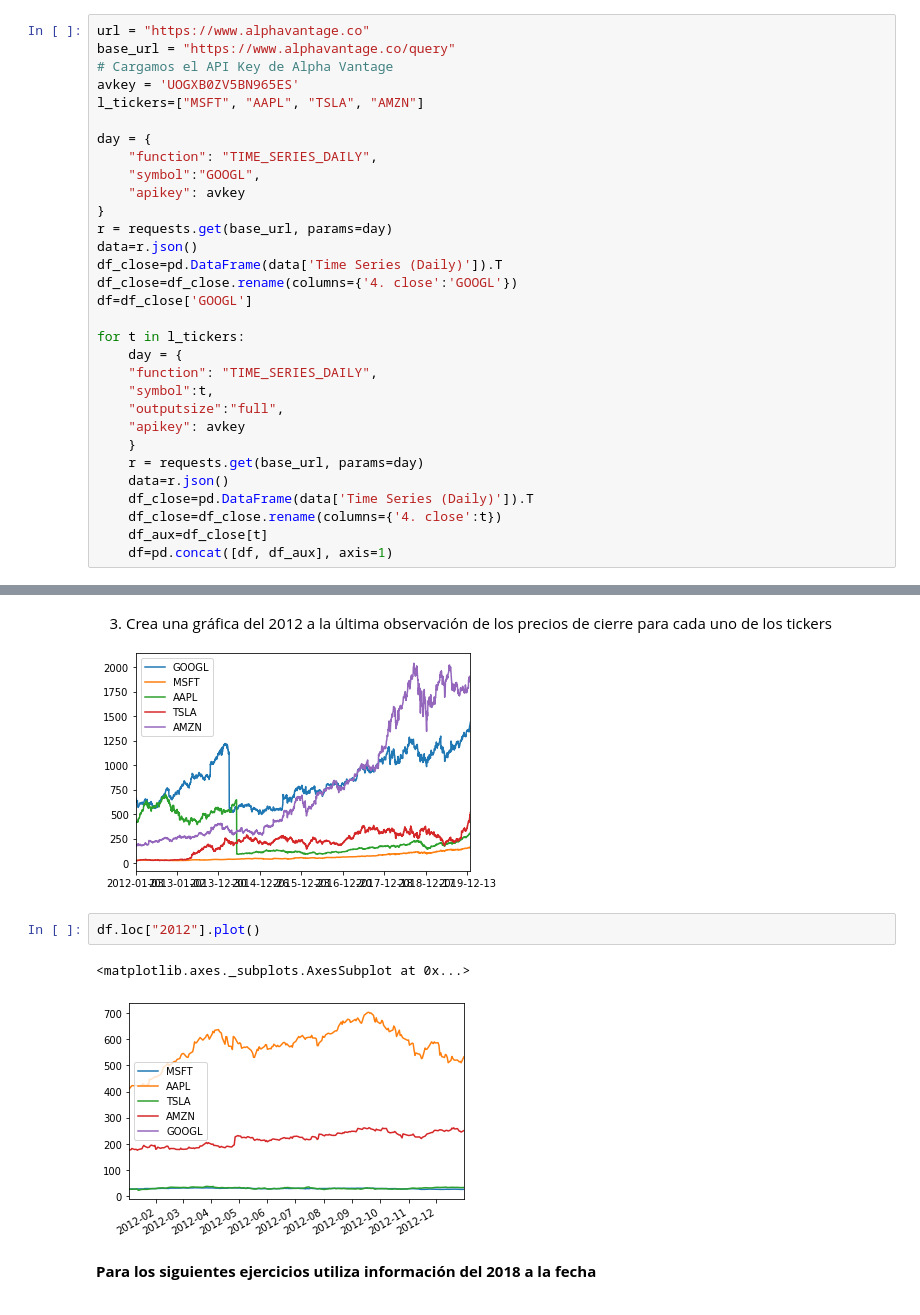
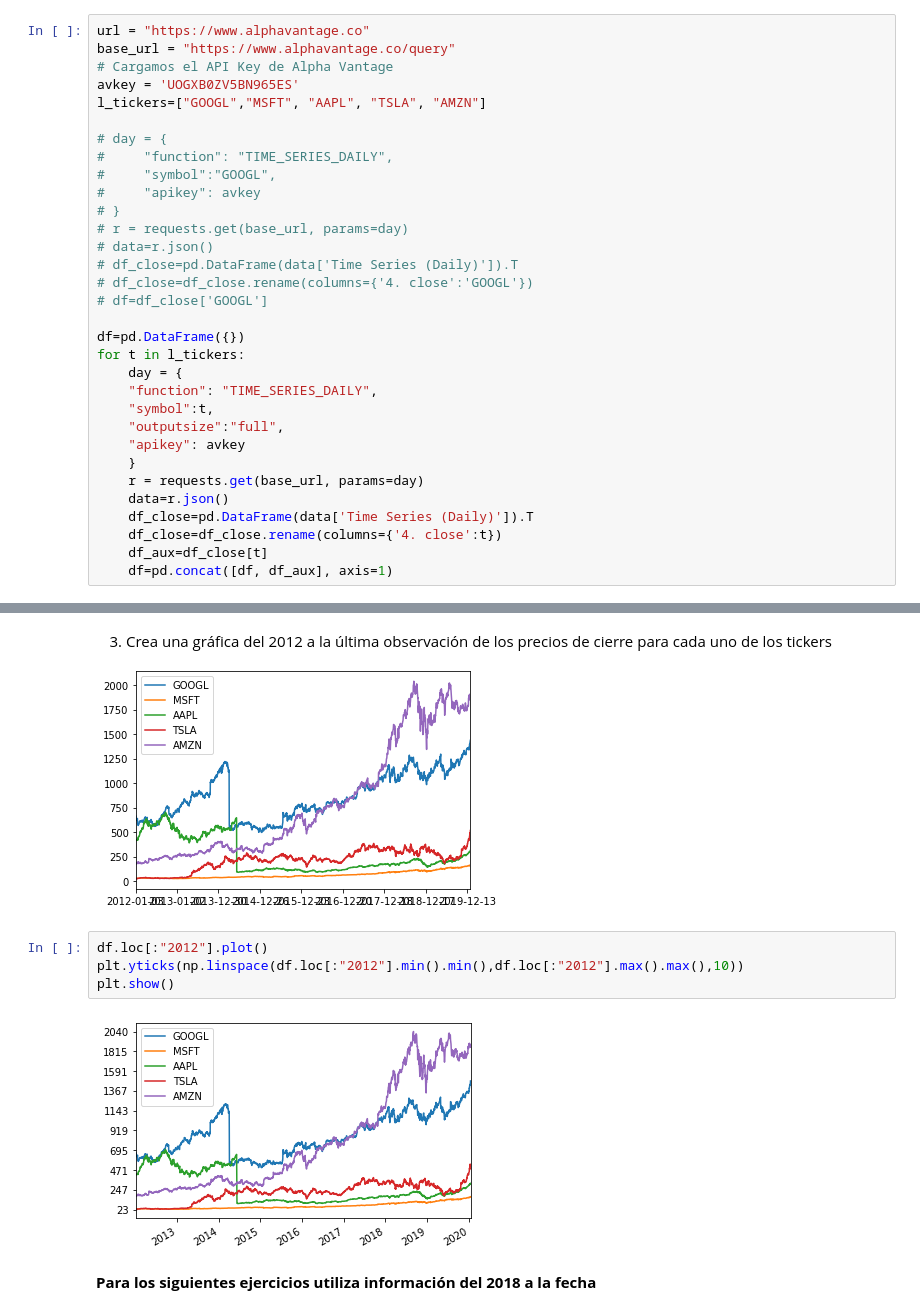
Before and after one commit to AndresNietoGuadarrama/Tareas_Diplomadi, a Jupyter notebook: ds-exam_andresNieto.ipynb, the cells around one changed output, grey strips where cells are left out. Saved outputs shown, nothing was run; the diff lists cells and outputs as text.

```diff
--- a/ds-exam_andresNieto.ipynb
+++ b/ds-exam_andresNieto.ipynb
@@ -20,19 +21,20 @@ url = "https://www.alphavantage.co"
 base_url = "https://www.alphavantage.co/query"
 # Cargamos el API Key de Alpha Vantage
 avkey = 'UOGXB0ZV5BN965ES'
-l_tickers=["MSFT", "AAPL", "TSLA", "AMZN"]
+l_tickers=["GOOGL","MSFT", "AAPL", "TSLA", "AMZN"]
 
-day = {
-    "function": "TIME_SERIES_DAILY",
-    "symbol":"GOOGL",
-    "apikey": avkey
-}
-r = requests.get(base_url, params=day)
-data=r.json()
-df_close=pd.DataFrame(data['Time Series (Daily)']).T
-df_close=df_close.rename(columns={'4. close':'GOOGL'})
-df=df_close['GOOGL']
+# day = {
+#     "function": "TIME_SERIES_DAILY",
+#     "symbol":"GOOGL",
+#     "apikey": avkey
+# }
+# r = requests.get(base_url, params=day)
+# data=r.json()
+# df_close=pd.DataFrame(data['Time Series (Daily)']).T
+# df_close=df_close.rename(columns={'4. close':'GOOGL'})
+# df=df_close['GOOGL']
 
+df=pd.DataFrame({})
 for t in l_tickers:
     day = {
     "function": "TIME_SERIES_DAILY",
@@ -85,11 +83,12 @@ df
 3. Crea una gráfica del 2012 a la última observación de los precios de cierre para cada uno de los tickers
 
 ![image.png](attachment:image.png)
-# %%
-df.loc["2012"].plot()
-# %% [output]
-<matplotlib.axes._subplots.AxesSubplot at 0x...>
-[figure, removed]
+# %%
+df.loc[:"2012"].plot()
+plt.yticks(np.linspace(df.loc[:"2012"].min().min(),df.loc[:"2012"].max().max(),10))
+plt.show()
+# %% [output]
+[figure, added]
 # %% [markdown]
 **Para los siguientes ejercicios utiliza información del 2018 a la fecha**
 # %% [markdown]
```
Also changed, not shown: parts of 17 cells of this notebook.
